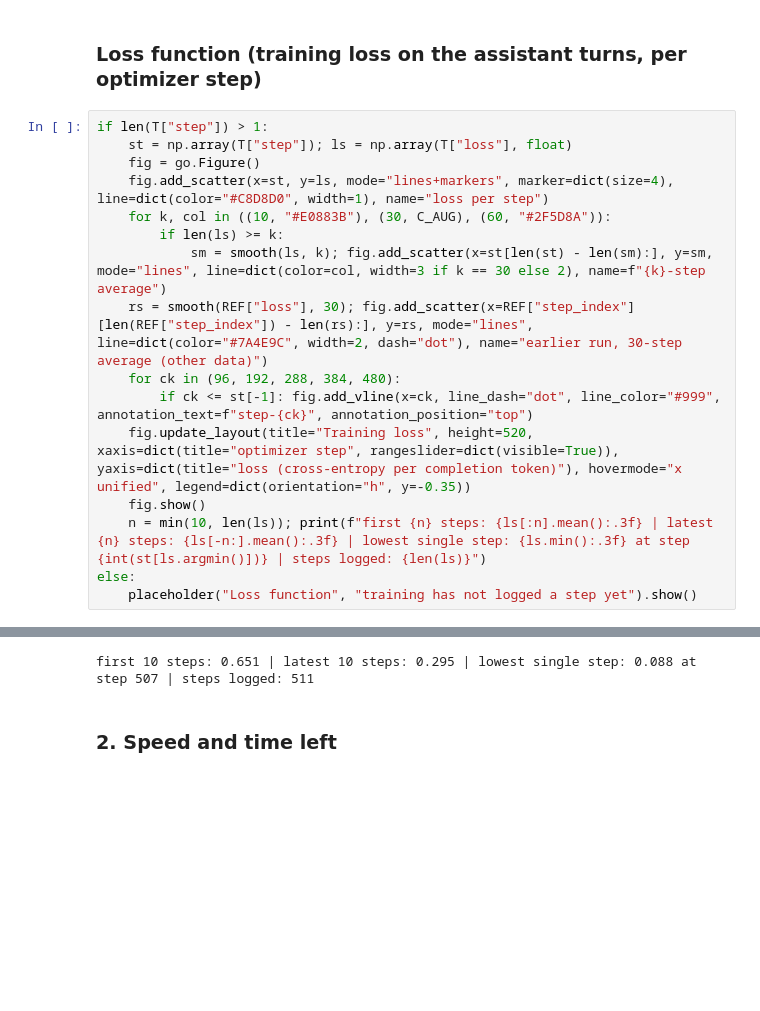
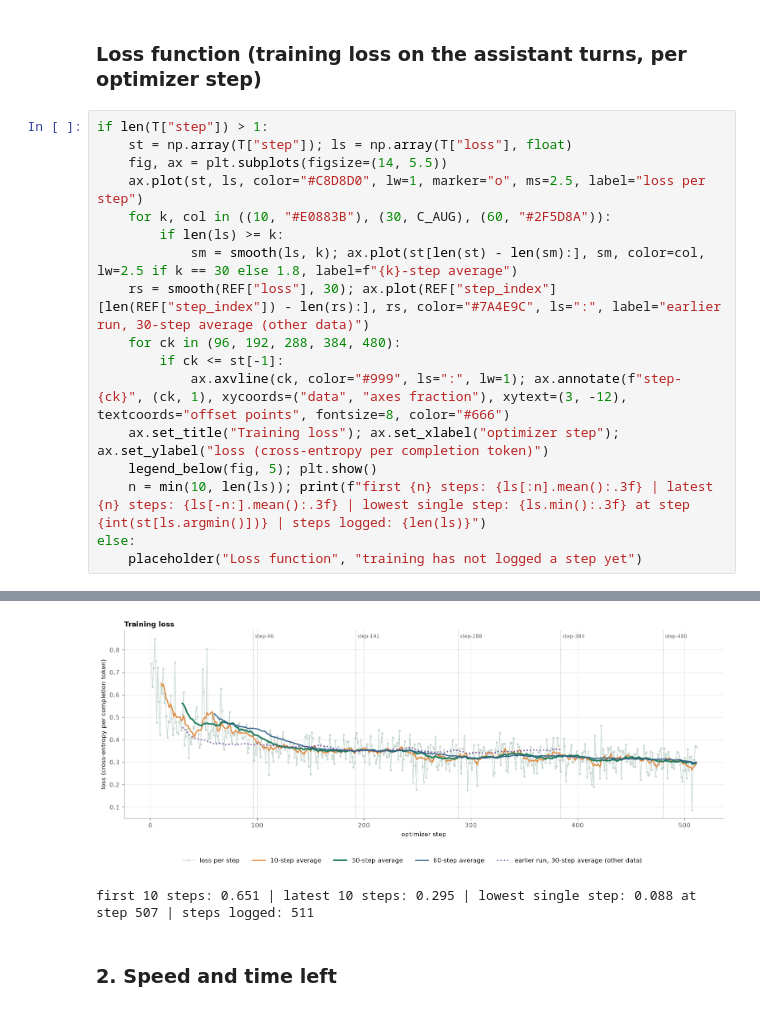
Before and after one commit to teacher57/qwen3-14b-tau-train, a Jupyter notebook: notebooks/aug_sft_experiment.ipynb, the cells around one changed output, grey strips where cells are left out. Drawn from its saved outputs; the diff is of its cells as text; blank space fills up the shorter version.

```diff
--- a/notebooks/aug_sft_experiment.ipynb
+++ b/notebooks/aug_sft_experiment.ipynb
@@ -179,17 +195,18 @@ else:
 # %%
 if len(T["step"]) > 1:
     st = np.array(T["step"]); ls = np.array(T["loss"], float)
-    fig = go.Figure()
-    fig.add_scatter(x=st, y=ls, mode="lines+markers", marker=dict(size=4), line=dict(color="#C8D8D0", width=1), name="loss per step")
+    fig, ax = plt.subplots(figsize=(14, 5.5))
+    ax.plot(st, ls, color="#C8D8D0", lw=1, marker="o", ms=2.5, label="loss per step")
     for k, col in ((10, "#E0883B"), (30, C_AUG), (60, "#2F5D8A")):
         if len(ls) >= k:
-            sm = smooth(ls, k); fig.add_scatter(x=st[len(st) - len(sm):], y=sm, mode="lines", line=dict(color=col, width=3 if k == 30 else 2), name=f"{k}-step average")
-    rs = smooth(REF["loss"], 30); fig.add_scatter(x=REF["step_index"][len(REF["step_index"]) - len(rs):], y=rs, mode="lines", line=dict(color="#7A4E9C", width=2, dash="dot"), name="earlier run, 30-step average (other data)")
+            sm = smooth(ls, k); ax.plot(st[len(st) - len(sm):], sm, color=col, lw=2.5 if k == 30 else 1.8, label=f"{k}-step average")
+    rs = smooth(REF["loss"], 30); ax.plot(REF["step_index"][len(REF["step_index"]) - len(rs):], rs, color="#7A4E9C", ls=":", label="earlier run, 30-step average (other data)")
     for ck in (96, 192, 288, 384, 480):
-        if ck <= st[-1]: fig.add_vline(x=ck, line_dash="dot", line_color="#999", annotation_text=f"step-{ck}", annotation_position="top")
-    fig.update_layout(title="Training loss", height=520, xaxis=dict(title="optimizer step", rangeslider=dict(visible=True)), yaxis=dict(title="loss (cross-entropy per completion token)"), hovermode="x unified", legend=dict(orientation="h", y=-0.35))
-    fig.show()
+        if ck <= st[-1]:
+            ax.axvline(ck, color="#999", ls=":", lw=1); ax.annotate(f"step-{ck}", (ck, 1), xycoords=("data", "axes fraction"), xytext=(3, -12), textcoords="offset points", fontsize=8, color="#666")
+    ax.set_title("Training loss"); ax.set_xlabel("optimizer step"); ax.set_ylabel("loss (cross-entropy per completion token)")
+    legend_below(fig, 5); plt.show()
     n = min(10, len(ls)); print(f"first {n} steps: {ls[:n].mean():.3f} | latest {n} steps: {ls[-n:].mean():.3f} | lowest single step: {ls.min():.3f} at step {int(st[ls.argmin()])} | steps logged: {len(ls)}")
 else:
-    placeholder("Loss function", "training has not logged a step yet").show()
+    placeholder("Loss function", "training has not logged a step yet")
 # %% [output]
@@ -197,3 +213,4 @@ else:
+[figure, added]
 first 10 steps: 0.651 | latest 10 steps: 0.295 | lowest single step: 0.088 at step 507 | steps logged: 511
 # %% [markdown]
 ### 2. Speed and time left
```
Also changed, not shown: parts of 12 cells of this notebook.
